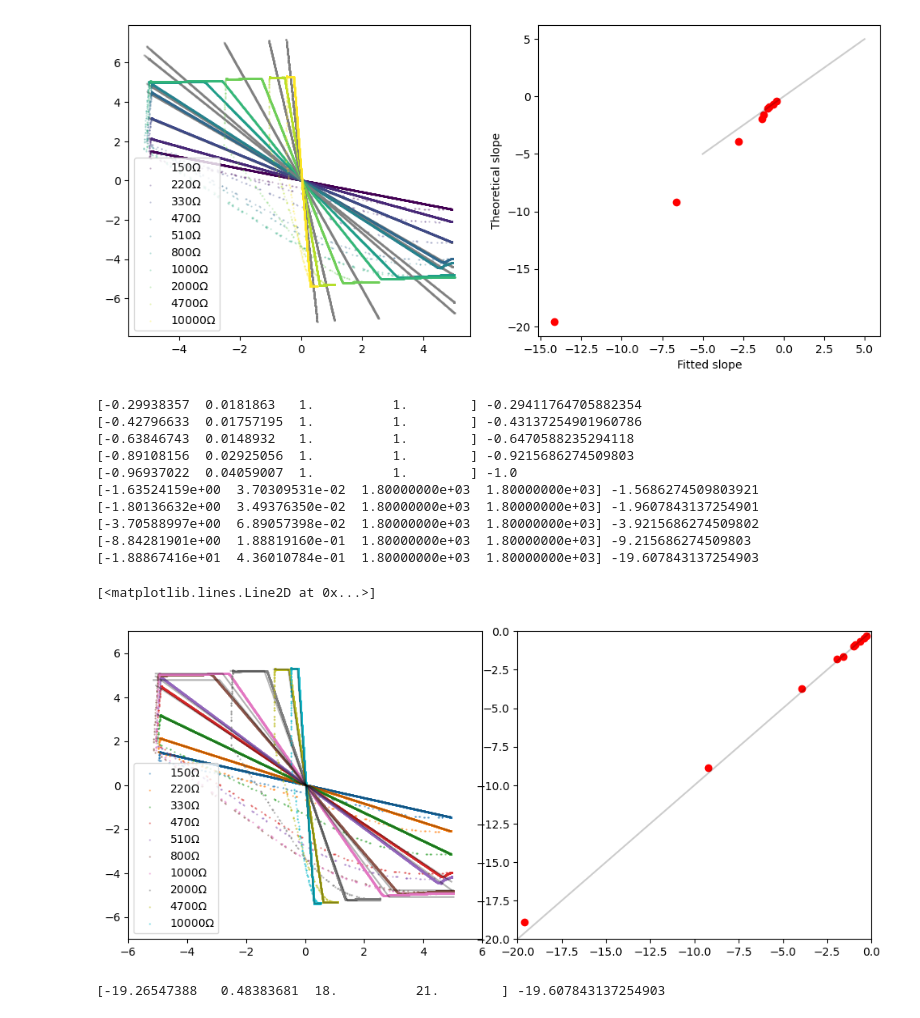
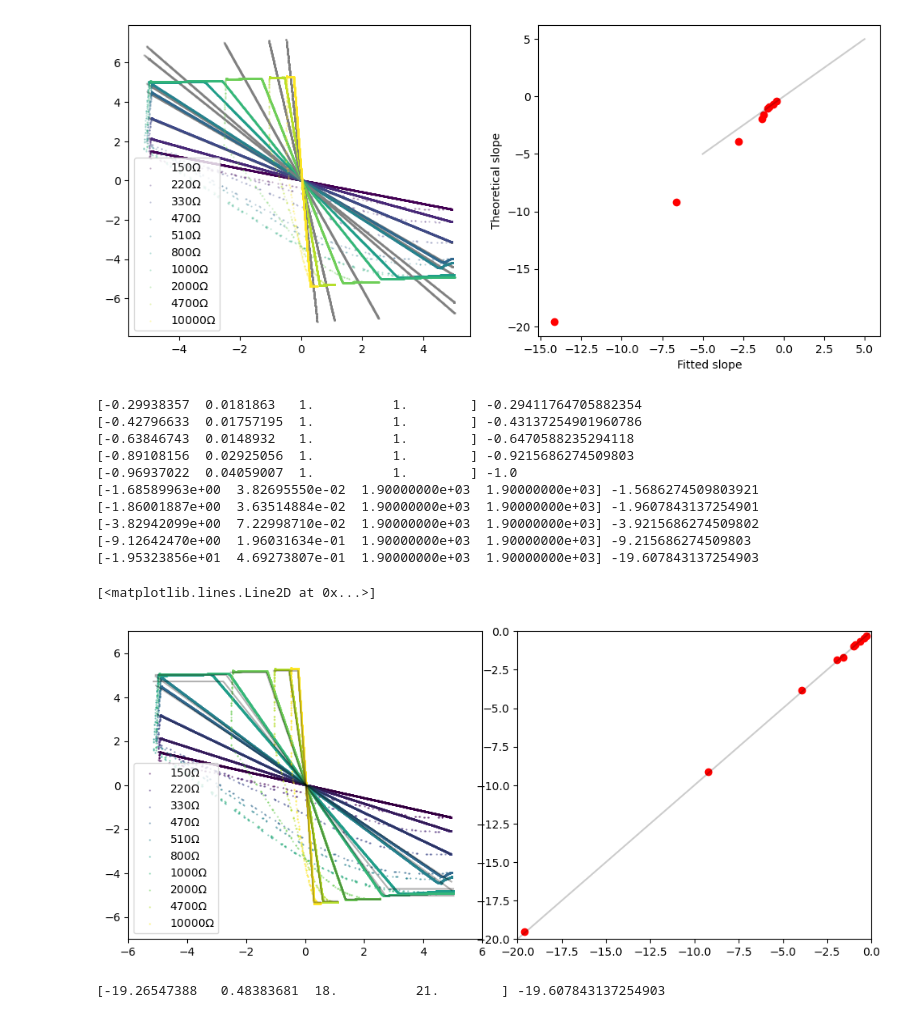
Before and after one commit to Chwanhee/Metrology, a Jupyter notebook: op_amp_transfer_curve.ipynb, the cells around one changed output. Cells and saved outputs as stored; diff of their text form; code cells hidden in the pictures.

```diff
--- a/i-v_char_Chuad.ipynb
+++ b/op_amp_transfer_curve.ipynb
@@ -11,7 +11,7 @@ from swimAD2 import swimAD2 as ad2       # copy swimAD2.py to your working direc
 import dwfconstants as dwfc
 
 ad2.disconnect()            # close all instances before connecting
-zoroku = ad2.connect(0)      # connect to first(0th) ad2, give it the name 'zoroku'
+# zoroku = ad2.connect(0)      # connect to first(0th) ad2, give it the name 'zoroku'
 # %%
 def sampling(time):
     hertz = 100e6
@@ -211,6 +211,8 @@ grid = gs.GridSpec(1,2,wspace=0.1)
 axs1 = plt.subplot(grid[0])
 axs2 = plt.subplot(grid[1])
 
+colours = plt.cm.viridis(np.linspace(0, 1, len(Res2)))
+
 handle = open("inverting_amp.pkl", 'rb')
 data=pickle.load(handle)
 handle.close()
@@ -220,7 +222,7 @@ Res2 = data["R2"]
 E_sat = 6
 
 m_values = []
-for R2 in Res2:
+for i, R2 in enumerate(Res2):
     t,Vin,Vout = data[R2]
 
     # Sort time series by increasing Ch1 values.
@@ -230,41 +232,41 @@ for R2 in Res2:
 
     E_sat = 6
     amp = -R2/R1
     trial = [amp,25e-6,1,1]
     if R2 >= 800:
-        trial = [amp,25e-6,1800,1800]
+        trial = [amp,25e-6,1900,1900]
     popt,_ = curve_fit(fit,Vin,Vout,p0=trial,maxfev = 10800)
     axs1.plot(Vin,fit(Vin,*popt),color="black",alpha=0.3)
     print(popt,amp)
 
-    axs1.scatter(Vin,Vout,label=fr"{R2}$\Omega$",s=0.3,alpha=0.6)
+    axs1.scatter(Vin,Vout,label=fr"{R2}$\Omega$",s=0.3,alpha=0.6,color=colours[i])
 
     m_values.append(popt[0])
 axs1.legend(loc="lower left")
 axs1.set_ylim(-7,7)
 axs1.set_xlim(-6,6)
 
 # axs2.scatter(Res2[1:],m_values[1:],color="black")
 m_theory = [-R2/R1 for R2 in Res2]
 axs2.scatter(m_theory,m_values,color="red")
 
 X = np.linspace(-30,10)
 axs2.set_ylim(-20,0)
 axs2.set_xlim(-20,0)
 axs2.plot(X,X,color="black",alpha=0.2)
 # %% [output]
 [-0.29938357  0.0181863   1.          1.        ] -0.29411764705882354
 [-0.42796633  0.01757195  1.          1.        ] -0.43137254901960786
 [-0.63846743  0.0148932   1.          1.        ] -0.6470588235294118
 [-0.89108156  0.02925056  1.          1.        ] -0.9215686274509803
 [-0.96937022  0.04059007  1.          1.        ] -1.0
-[-1.63524159e+00  3.70309531e-02  1.80000000e+03  1.80000000e+03] -1.5686274509803921
-[-1.80136632e+00  3.49376350e-02  1.80000000e+03  1.80000000e+03] -1.9607843137254901
-[-3.70588997e+00  6.89057398e-02  1.80000000e+03  1.80000000e+03] -3.9215686274509802
-[-8.84281901e+00  1.88819160e-01  1.80000000e+03  1.80000000e+03] -9.215686274509803
-[-1.88867416e+01  4.36010784e-01  1.80000000e+03  1.80000000e+03] -19.607843137254903
+[-1.68589963e+00  3.82695550e-02  1.90000000e+03  1.90000000e+03] -1.5686274509803921
+[-1.86001887e+00  3.63514884e-02  1.90000000e+03  1.90000000e+03] -1.9607843137254901
+[-3.82942099e+00  7.22998710e-02  1.90000000e+03  1.90000000e+03] -3.9215686274509802
+[-9.12642470e+00  1.96031634e-01  1.90000000e+03  1.90000000e+03] -9.215686274509803
+[-1.95323856e+01  4.69273807e-01  1.90000000e+03  1.90000000e+03] -19.607843137254903
 [<matplotlib.lines.Line2D at 0x...>]
-[figure, old version]
+[figure, new version]
 # %%
 # A more precise fitting method.
 
```
